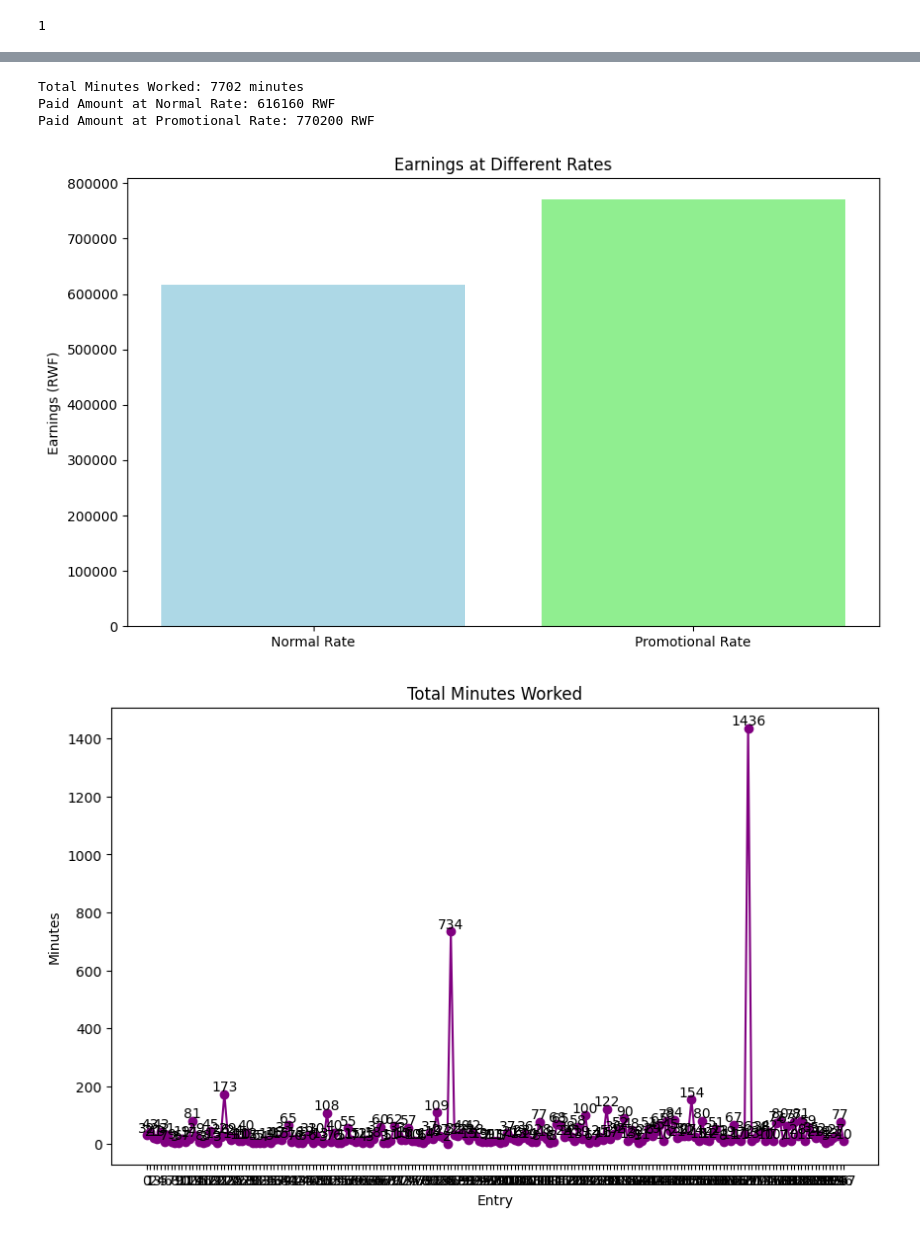
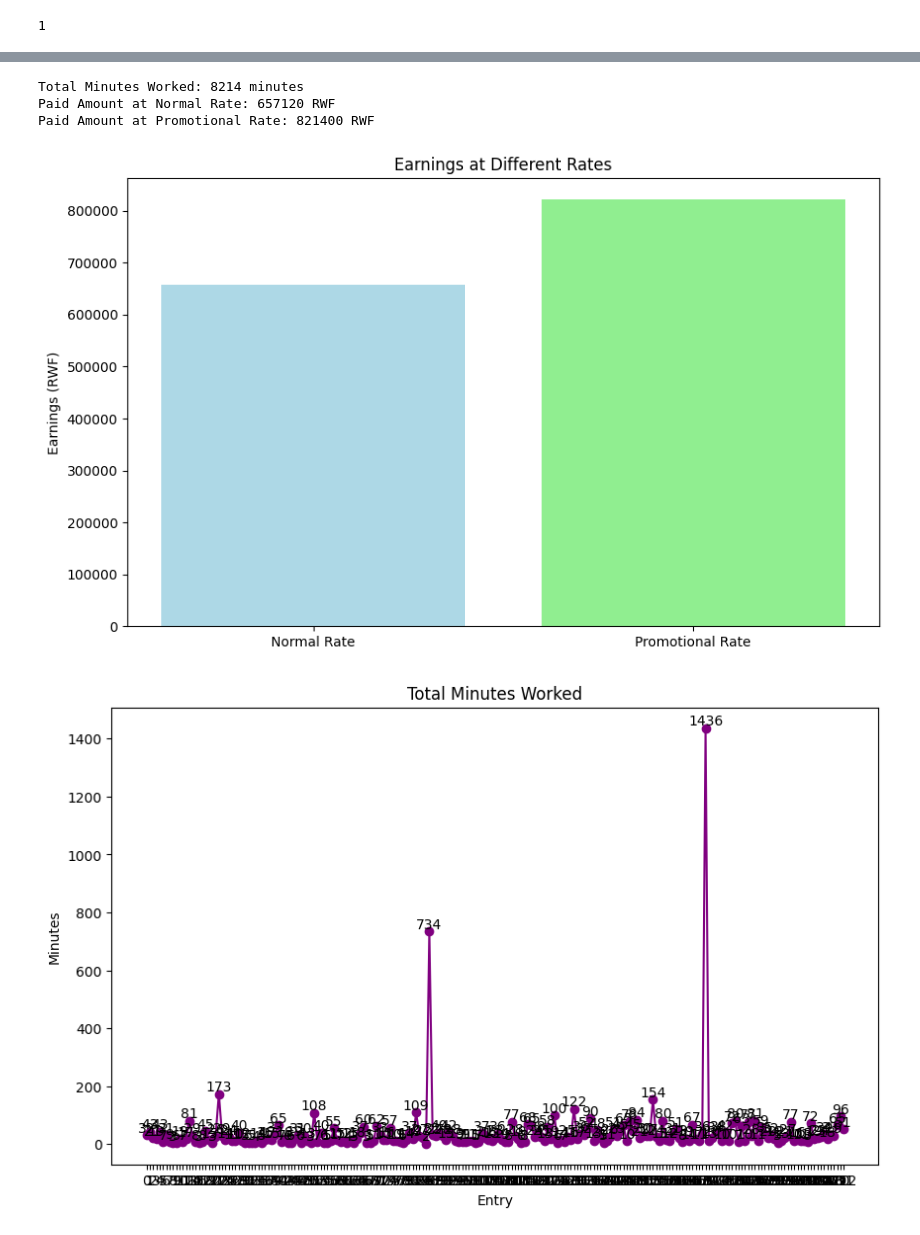
Before and after one commit to Nindenkawe/Playground_Python, a Jupyter notebook: exerciseB/File_manupulation/py_basics.ipynb, the cells around one changed output, grey strips where cells are left out. Saved outputs shown, nothing was run; the diff lists cells and outputs as text; code cells hidden in the pictures.

```diff
--- a/exerciseB/File_manupulation/py_basics.ipynb
+++ b/exerciseB/File_manupulation/py_basics.ipynb
@@ -167,7 +167,7 @@ def minutes_between_times(start_time, end_time):
     return int(time_difference)
 
 # Read the CSV file into a Pandas DataFrame
-df = pd.read_csv('../File_manupulation/October_minutes - withdates and time.csv')
+df = pd.read_csv('../File_manupulation/October_minutes - withdates and time(1).csv')
 
 # Calculate minutes worked for each entry and store it in a new column
 df['duration_minutes'] = df.apply(lambda row: minutes_between_times(row['start_time'], row['end_time']), axis=1)
@@ -234,7 +234,7 @@ def minutes_between_times(start_time, end_time):
 
 if __name__ == "__main__":
     # Read the CSV file into a Pandas DataFrame
-    df = pd.read_csv('../File_manupulation/October_minutes - withdates and time.csv')
+    df = pd.read_csv('../File_manupulation/October_minutes - withdates and time(1).csv')
 
     # Calculate minutes worked for each entry and store it in a new column
     df['minutes_worked'] = df.apply(lambda row: minutes_between_times(row['start_time'], row['end_time']), axis=1)
@@ -246,35 +246,35 @@ if __name__ == "__main__":
     earnings_promotional_rate = total_minutes * promotional_rate
 
     print(f'Total Minutes Worked: {total_minutes} minutes')
     print(f'Paid Amount at Normal Rate: {earnings_normal_rate} RWF')
     print(f'Paid Amount at Promotional Rate: {earnings_promotional_rate} RWF')
 
     # Create a bar chart to visualize earnings at different rates
     rates = ['Normal Rate', 'Promotional Rate']
     earnings = [earnings_normal_rate, earnings_promotional_rate]
 
     plt.figure(figsize=(10, 6))
     plt.bar(rates, earnings, color=['lightblue', 'lightgreen'])
     plt.title('Earnings at Different Rates')
     plt.ylabel('Earnings (RWF)')
 
     # Create a line chart for total minutes worked
     dates = range(len(df))
     plt.figure(figsize=(10, 6))
     plt.plot(dates, df['minutes_worked'], marker='o', linestyle='-', color='purple')
     plt.title('Total Minutes Worked')
     plt.xlabel('Entry')
     plt.ylabel('Minutes')
     plt.xticks(dates)
 
     # Add labels to the data points
     for x, y in zip(dates, df['minutes_worked']):
         plt.text(x, y, str(y), ha='center', va='bottom', fontsize=10)
 
     plt.show()
 # %% [output]
-Total Minutes Worked: 7702 minutes
-Paid Amount at Normal Rate: 616160 RWF
-Paid Amount at Promotional Rate: 770200 RWF
+Total Minutes Worked: 8214 minutes
+Paid Amount at Normal Rate: 657120 RWF
+Paid Amount at Promotional Rate: 821400 RWF
-[figure, old version]
+[figure, new version]
-[figure, old version]
+[figure, new version]
```
Also changed, not shown: parts of 1 cell of this notebook, 1 other file.
